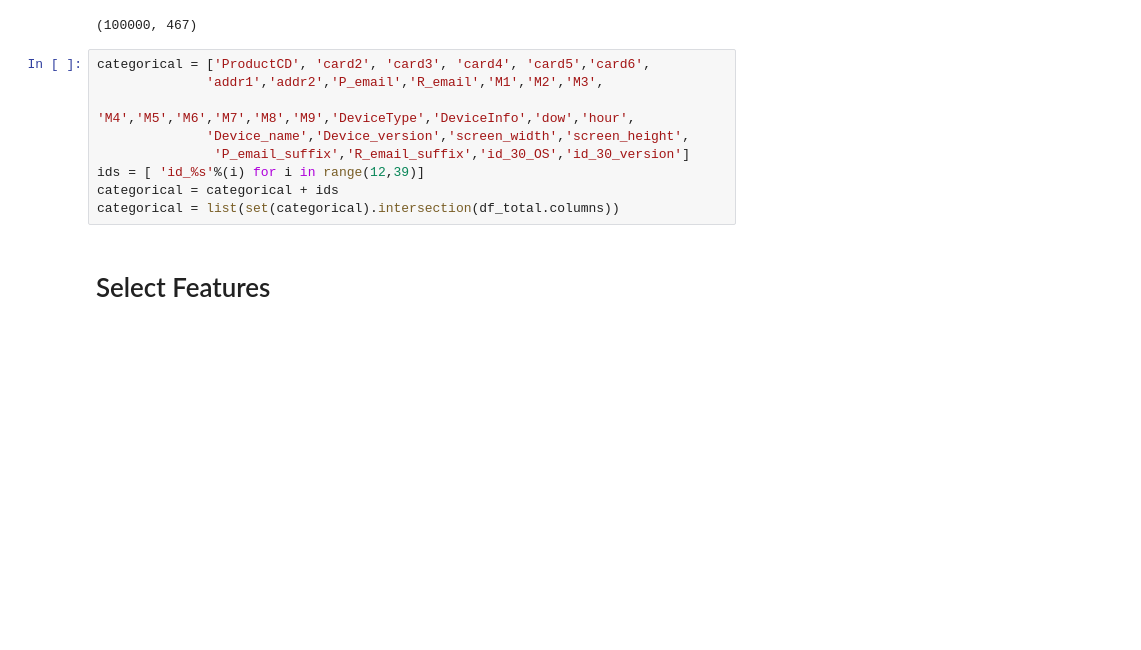
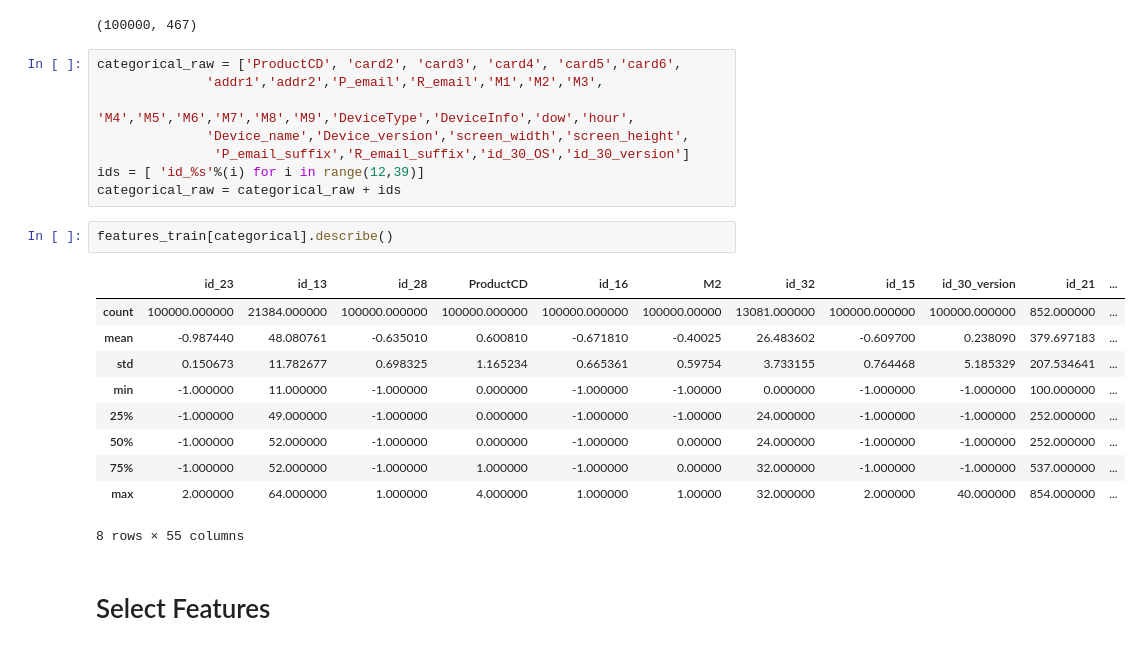
Before and after one commit to haataa/IEEE_CIS_Fraud_Detection, a Jupyter notebook: feature_selection.ipynb, the cells around one changed output. Cells and saved outputs as stored; diff of their text form; blank space fills up the shorter version.

```diff
--- a/feature_selection.ipynb
+++ b/feature_selection.ipynb
@@ -39,14 +39,26 @@ features_train.shape
 # %% [output]
 (100000, 467)
 # %%
-categorical = ['ProductCD', 'card2', 'card3', 'card4', 'card5','card6',
+categorical_raw = ['ProductCD', 'card2', 'card3', 'card4', 'card5','card6',
               'addr1','addr2','P_email','R_email','M1','M2','M3',
               'M4','M5','M6','M7','M8','M9','DeviceType','DeviceInfo','dow','hour',
               'Device_name','Device_version','screen_width','screen_height',
                'P_email_suffix','R_email_suffix','id_30_OS','id_30_version']
 ids = [ 'id_%s'%(i) for i in range(12,39)]
-categorical = categorical + ids
-categorical = list(set(categorical).intersection(df_total.columns))
+categorical_raw = categorical_raw + ids
+# %%
+features_train[categorical].describe()
+# %% [output]
+|  | id_23 | id_13 | id_28 | ProductCD | id_16 | M2 | id_32 | id_15 | id_30_version | id_21 | ... |
+| count | 100000.000000 | 21384.000000 | 100000.000000 | 100000.000000 | 100000.000000 | 100000.00000 | 13081.000000 | 100000.000000 | 100000.000000 | 852.000000 | ... |
+| mean | -0.987440 | 48.080761 | -0.635010 | 0.600810 | -0.671810 | -0.40025 | 26.483602 | -0.609700 | 0.238090 | 379.697183 | ... |
+| std | 0.150673 | 11.782677 | 0.698325 | 1.165234 | 0.665361 | 0.59754 | 3.733155 | 0.764468 | 5.185329 | 207.534641 | ... |
+| min | -1.000000 | 11.000000 | -1.000000 | 0.000000 | -1.000000 | -1.00000 | 0.000000 | -1.000000 | -1.000000 | 100.000000 | ... |
+| 25% | -1.000000 | 49.000000 | -1.000000 | 0.000000 | -1.000000 | -1.00000 | 24.000000 | -1.000000 | -1.000000 | 252.000000 | ... |
+| 50% | -1.000000 | 52.000000 | -1.000000 | 0.000000 | -1.000000 | 0.00000 | 24.000000 | -1.000000 | -1.000000 | 252.000000 | ... |
+| 75% | -1.000000 | 52.000000 | -1.000000 | 1.000000 | -1.000000 | 0.00000 | 32.000000 | -1.000000 | -1.000000 | 537.000000 | ... |
+| max | 2.000000 | 64.000000 | 1.000000 | 4.000000 | 1.000000 | 1.00000 | 32.000000 | 2.000000 | 40.000000 | 854.000000 | ... |
+8 rows × 55 columns
 # %% [markdown]
 # Select Features
 # %%
```
Also changed, not shown: parts of 12 cells of this notebook.
